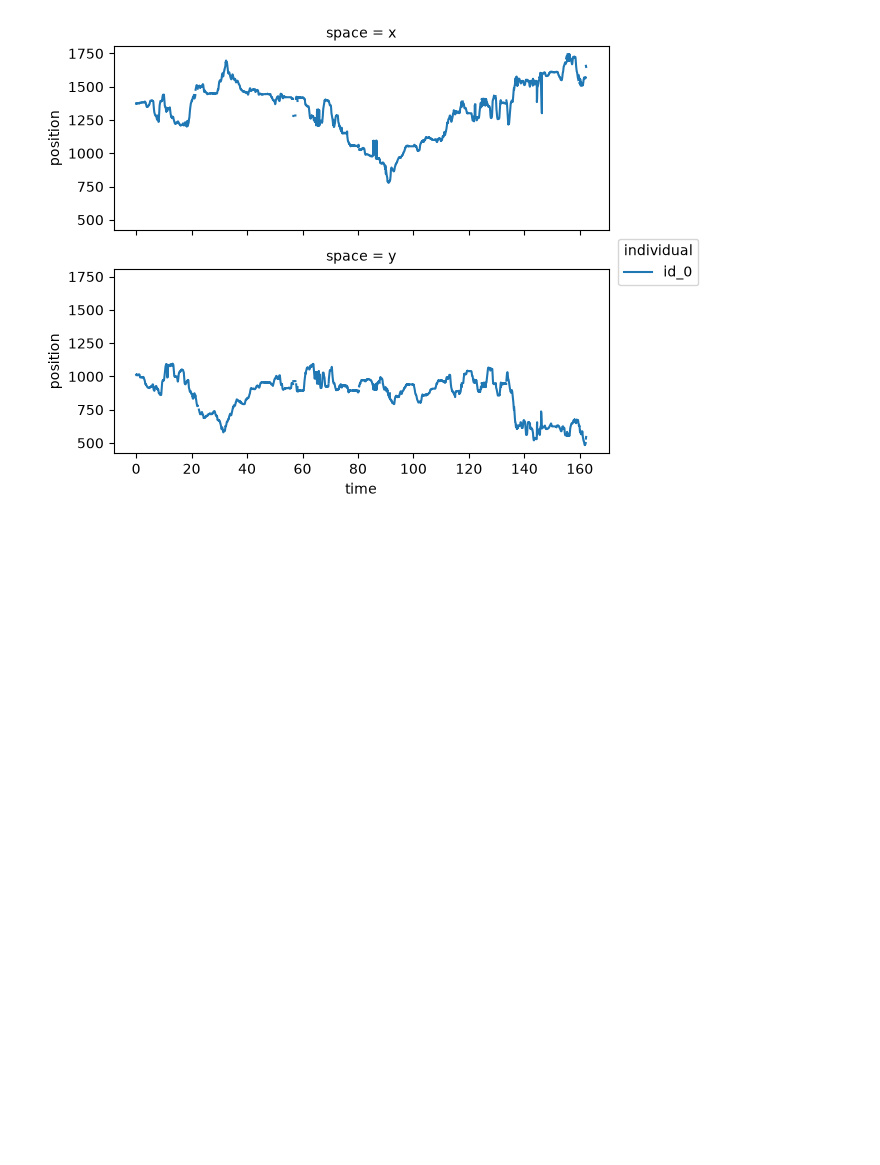
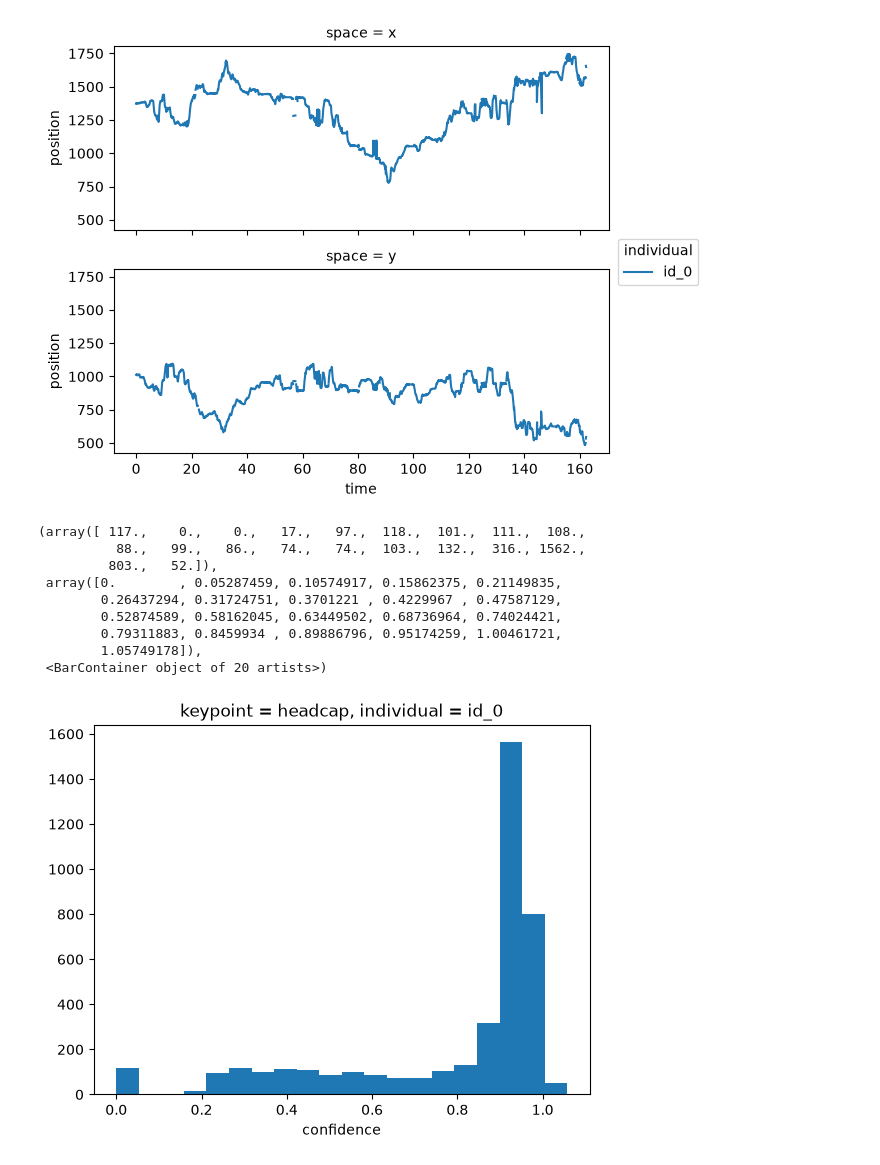
Before and after one commit to SaraMarcoccia/Prototype-for-integrating-movement-SpikeInterface-and-pynapple-OSSS2026-, a Jupyter notebook: HeadCentroid_Directory.ipynb, the cells around one changed output. Cells and saved outputs as stored; diff of their text form; code cells hidden in the pictures; blank space fills up the shorter version.

```diff
--- a/HeadCentroid_Directory.ipynb
+++ b/HeadCentroid_Directory.ipynb
@@ -35,4 +43,4 @@ Attributes:
     time_unit:        seconds
     source_file:      C:/Users/saram/Desktop/CollaborationDays/T1_1D_04032026...
 # %%
-ds.sel(keypoint=["headcap"])
+ds_headcap=ds.sel(keypoint=["headcap"])
@@ -60,3 +51,17 @@ headcap_pos.plot.line(x="time", hue="individual", row="space", aspect=2, size=2.
 # %% [output]
 <xarray.plot.facetgrid.FacetGrid at 0x...>
 [figure]
+# %%
+#Inspect outliers
+ds_headcap.confidence.squeeze().plot.hist(bins=20)
+# %% [output]
+(array([ 117.,    0.,    0.,   17.,   97.,  118.,  101.,  111.,  108.,
+          88.,   99.,   86.,   74.,   74.,  103.,  132.,  316., 1562.,
+         803.,   52.]),
+ array([0.        , 0.05287459, 0.10574917, 0.15862375, 0.21149835,
+        0.26437294, 0.31724751, 0.3701221 , 0.4229967 , 0.47587129,
+        0.52874589, 0.58162045, 0.63449502, 0.68736964, 0.74024421,
+        0.79311883, 0.8459934 , 0.89886796, 0.95174259, 1.00461721,
+        1.05749178]),
+ <BarContainer object of 20 artists>)
+[figure, added]
```
Also changed, not shown: parts of 11 cells of this notebook.
